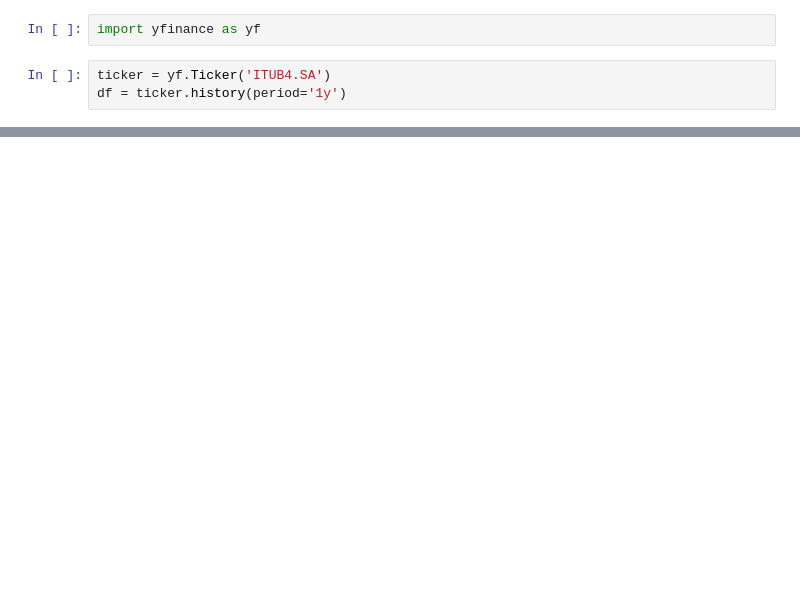
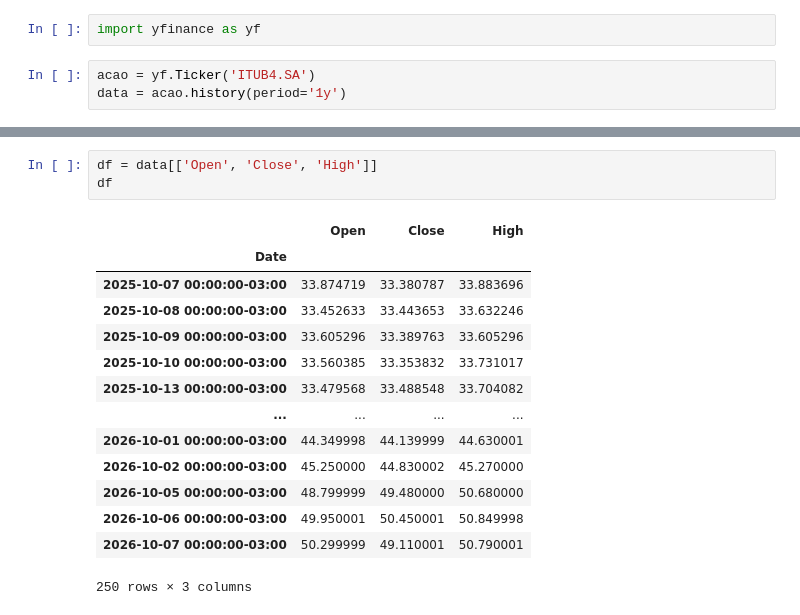
Before and after one commit to NicholasTeixeira/Descomplica--Analise-de-Dados-, a Jupyter notebook: praticando.ipynb, the cells around one changed output, grey strips where cells are left out. Drawn from its saved outputs; the diff is of its cells as text; blank space fills up the shorter version.

```diff
--- a/praticando.ipynb
+++ b/praticando.ipynb
@@ -23,8 +23,8 @@ Note: you may need to restart the kernel to use updated packages.
 # %%
 import yfinance as yf
 # %%
-ticker = yf.Ticker('ITUB4.SA')
-df = ticker.history(period='1y')
+acao = yf.Ticker('ITUB4.SA')
+data = acao.history(period='1y')
 # %%
 type(df)
 # %% [output]
@@ -48,0 +93,18 @@ df
+# %%
+df = data[['Open', 'Close', 'High']]
+df
+# %% [output]
+|  | Open | Close | High |
+| Date |  |  |  |
+| 2025-10-07 00:00:00-03:00 | 33.874719 | 33.380787 | 33.883696 |
+| 2025-10-08 00:00:00-03:00 | 33.452633 | 33.443653 | 33.632246 |
+| 2025-10-09 00:00:00-03:00 | 33.605296 | 33.389763 | 33.605296 |
+| 2025-10-10 00:00:00-03:00 | 33.560385 | 33.353832 | 33.731017 |
+| 2025-10-13 00:00:00-03:00 | 33.479568 | 33.488548 | 33.704082 |
+| ... | ... | ... | ... |
+| 2026-10-01 00:00:00-03:00 | 44.349998 | 44.139999 | 44.630001 |
+| 2026-10-02 00:00:00-03:00 | 45.250000 | 44.830002 | 45.270000 |
+| 2026-10-05 00:00:00-03:00 | 48.799999 | 49.480000 | 50.680000 |
+| 2026-10-06 00:00:00-03:00 | 49.950001 | 50.450001 | 50.849998 |
+| 2026-10-07 00:00:00-03:00 | 50.299999 | 49.110001 | 50.790001 |
+250 rows × 3 columns
```
Also changed, not shown: parts of 7 cells of this notebook.
